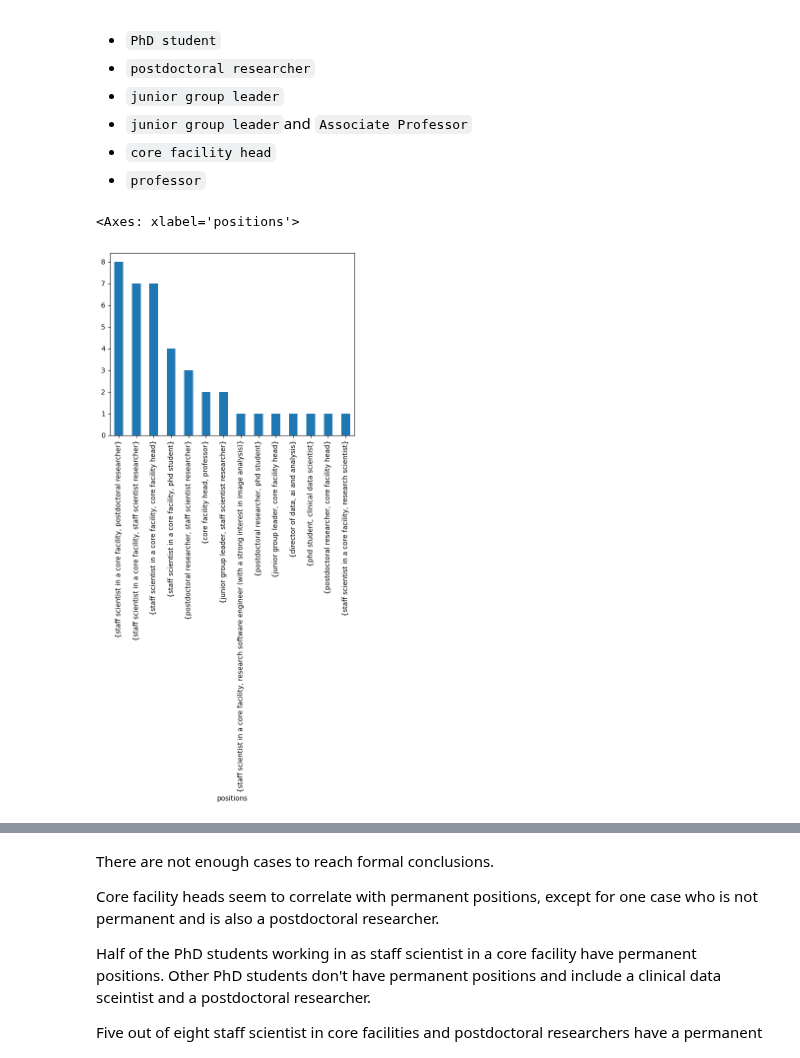
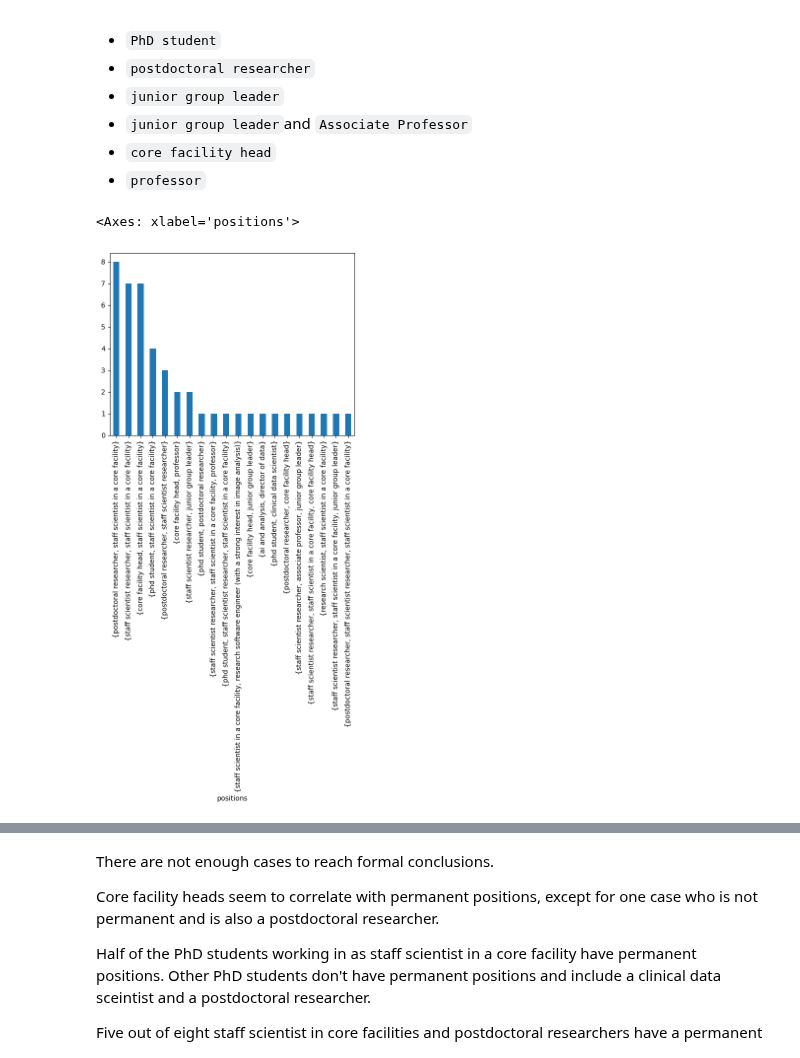
Before and after one commit to GloBIAS-BioimageAnalysts/Survey_2024, a Jupyter notebook: notebooks/multiple_position.ipynb, the cells around one changed output, grey strips where cells are left out. Cells and saved outputs as stored; diff of their text form; code cells hidden in the pictures.

Commit message:
Update multiple position plot and description

```diff
--- a/notebooks/multiple_position.ipynb
+++ b/notebooks/multiple_position.ipynb
@@ -70,7 +70,7 @@ Each of them have a different third position such as:
 - `core facility head`
 - `professor`
 # %%
-df.query("number_of_positions == 2")["positions"].value_counts().plot(kind='bar')
+df.query("number_of_positions >= 2")["positions"].value_counts().plot(kind='bar')
 # %% [output]
 <Axes: xlabel='positions'>
-[figure, old version]
+[figure, new version]
```
Also changed, not shown: parts of 4 cells of this notebook.
